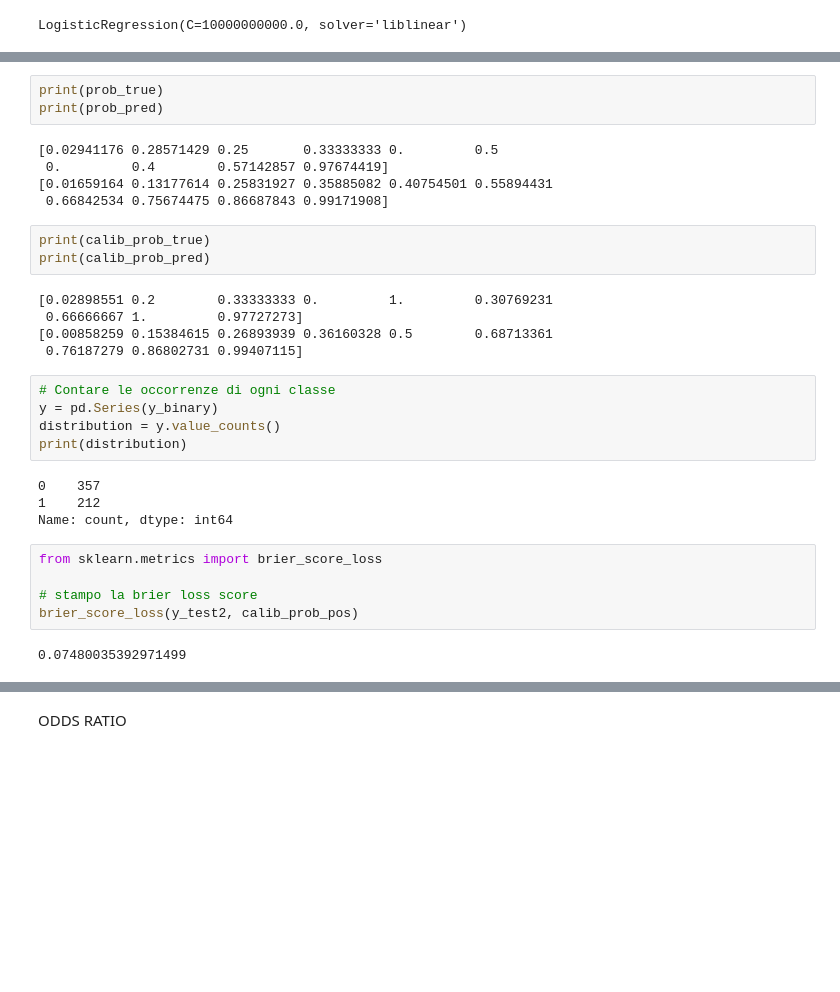
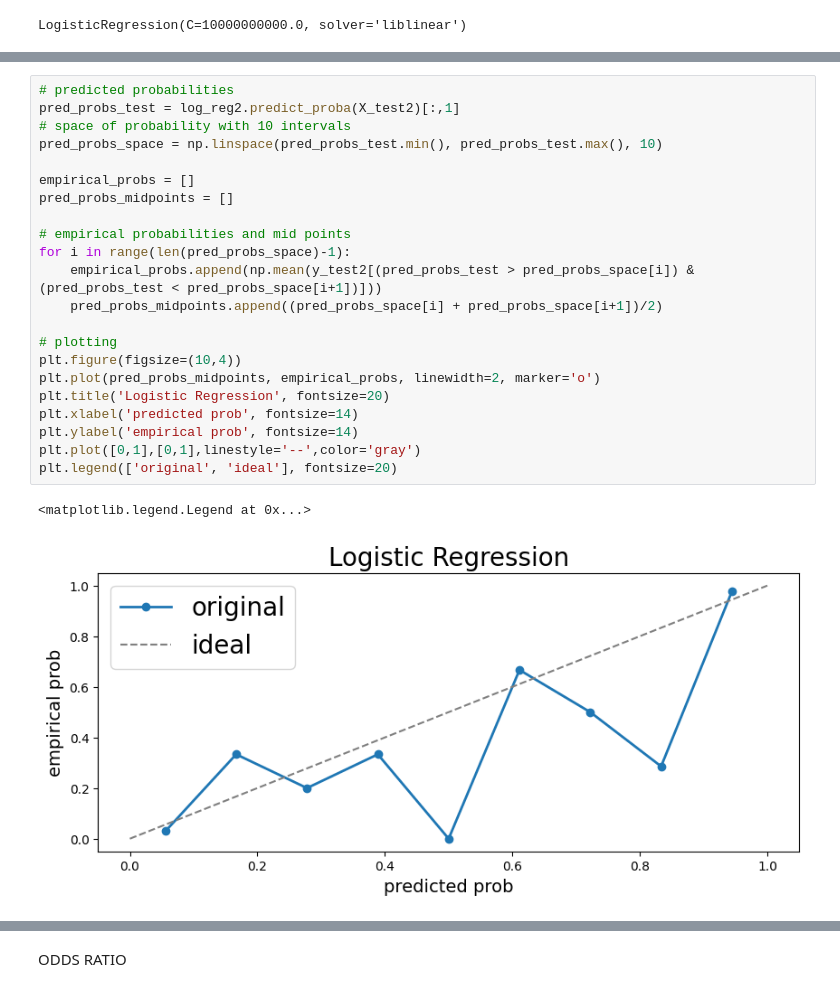
Before and after one commit to LeonardoMicheluz/progettoHealth, a Jupyter notebook: index_Micheluz.ipynb, the cells around one changed output, grey strips where cells are left out. Cells and saved outputs as stored; diff of their text form; blank space fills up the shorter version.

```diff
--- a/index_Micheluz.ipynb
+++ b/index_Micheluz.ipynb
@@ -333,32 +307,25 @@ plt.show()
-# %%
-print(prob_true)
-print(prob_pred)
-# %% [output]
-[0.02941176 0.28571429 0.25       0.33333333 0.         0.5
- 0.         0.4        0.57142857 0.97674419]
-[0.01659164 0.13177614 0.25831927 0.35885082 0.40754501 0.55894431
- 0.66842534 0.75674475 0.86687843 0.99171908]
-# %%
-print(calib_prob_true)
-print(calib_prob_pred)
-# %% [output]
-[0.02898551 0.2        0.33333333 0.         1.         0.30769231
- 0.66666667 1.         0.97727273]
-[0.00858259 0.15384615 0.26893939 0.36160328 0.5        0.68713361
- 0.76187279 0.86802731 0.99407115]
-# %%
-# Contare le occorrenze di ogni classe
-y = pd.Series(y_binary)
-distribution = y.value_counts()
-print(distribution)
-# %% [output]
-0    357
-1    212
-Name: count, dtype: int64
-# %%
-from sklearn.metrics import brier_score_loss
-
-# stampo la brier loss score
-brier_score_loss(y_test2, calib_prob_pos)
-# %% [output]
-0.07480035392971499
+# %%
+# predicted probabilities
+pred_probs_test = log_reg2.predict_proba(X_test2)[:,1]
+# space of probability with 10 intervals
+pred_probs_space = np.linspace(pred_probs_test.min(), pred_probs_test.max(), 10)
+
+empirical_probs = []
+pred_probs_midpoints = []
+
+# empirical probabilities and mid points
+for i in range(len(pred_probs_space)-1):
+    empirical_probs.append(np.mean(y_test2[(pred_probs_test > pred_probs_space[i]) & (pred_probs_test < pred_probs_space[i+1])]))
+    pred_probs_midpoints.append((pred_probs_space[i] + pred_probs_space[i+1])/2)
+
+# plotting
+plt.figure(figsize=(10,4))
+plt.plot(pred_probs_midpoints, empirical_probs, linewidth=2, marker='o')
+plt.title('Logistic Regression', fontsize=20)
+plt.xlabel('predicted prob', fontsize=14)
+plt.ylabel('empirical prob', fontsize=14)
+plt.plot([0,1],[0,1],linestyle='--',color='gray')
+plt.legend(['original', 'ideal'], fontsize=20)
+# %% [output]
+<matplotlib.legend.Legend at 0x...>
+[figure, added]
```
Also changed, not shown: parts of 17 cells of this notebook.
